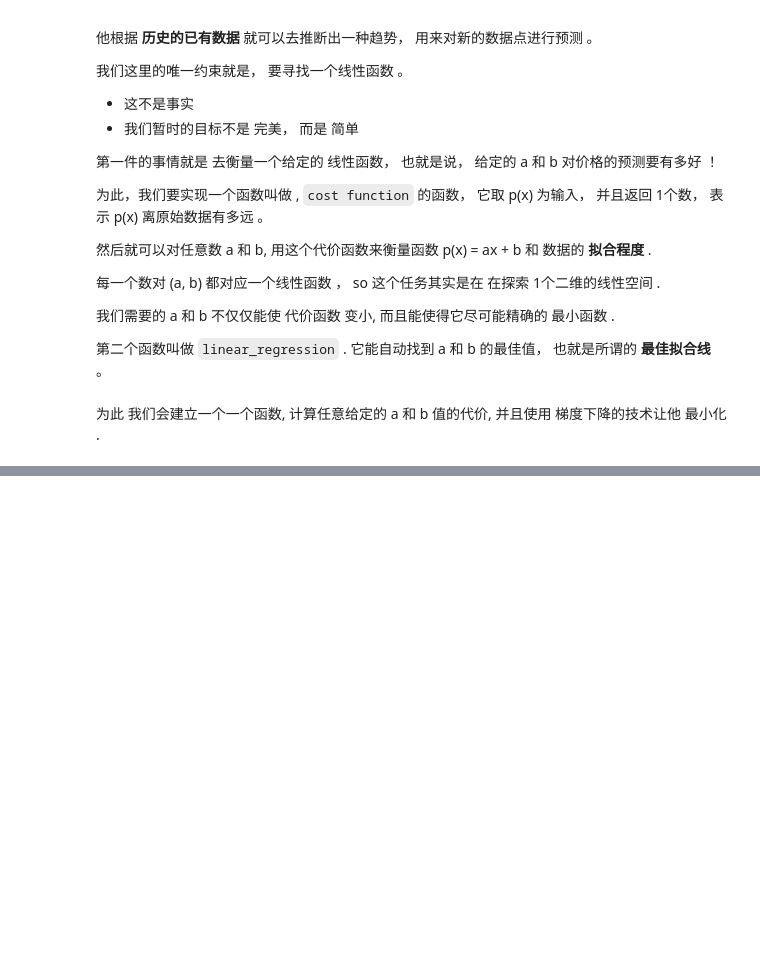
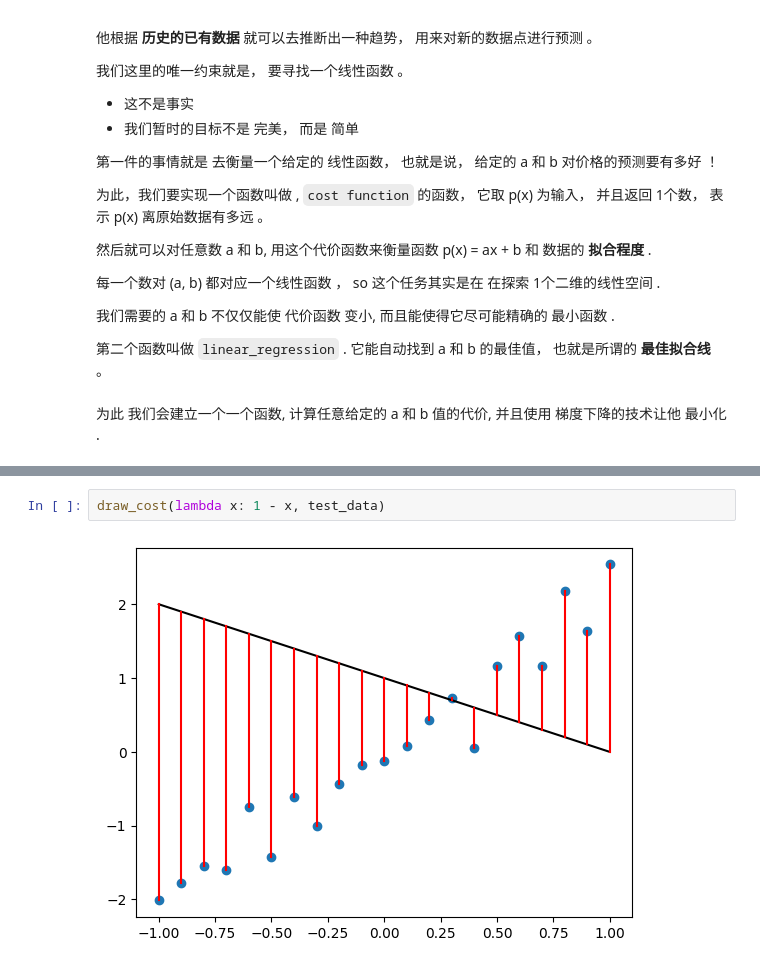
Before and after one commit to carl10086/dm-learning, a Jupyter notebook: dm-algebra/chapters/e1.ipynb, the cells around one changed output, grey strips where cells are left out. Drawn from its saved outputs; the diff is of its cells as text; blank space fills up the shorter version.

```diff
--- a/dm-algebra/chapters/e1.ipynb
+++ b/dm-algebra/chapters/e1.ipynb
@@ -79,0 +217,4 @@ $$
+# %%
+draw_cost(lambda x: 1 - x, test_data)
+# %% [output]
+[figure, added]
```
Also changed, not shown: parts of 74 cells of this notebook, 1 other file.
